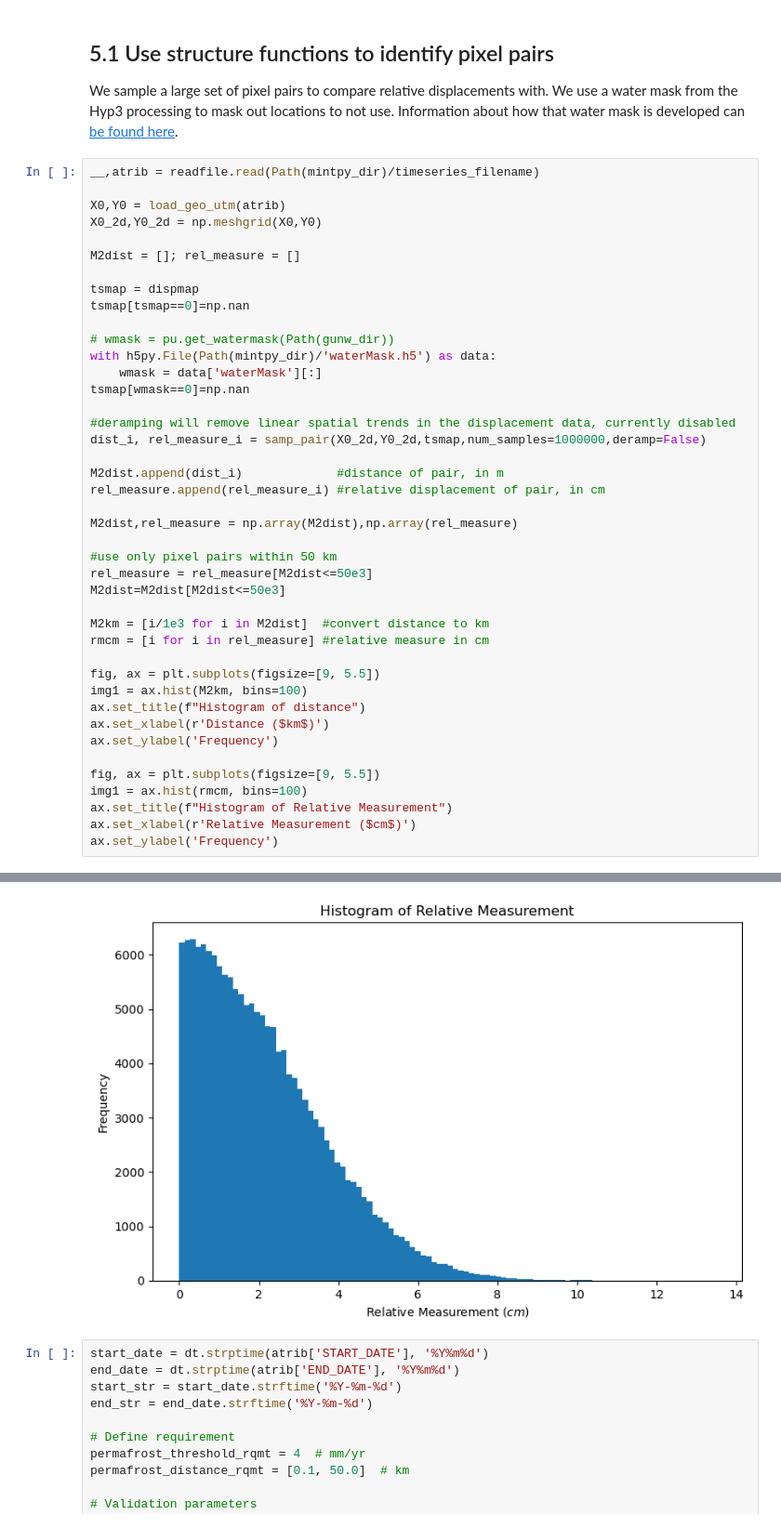
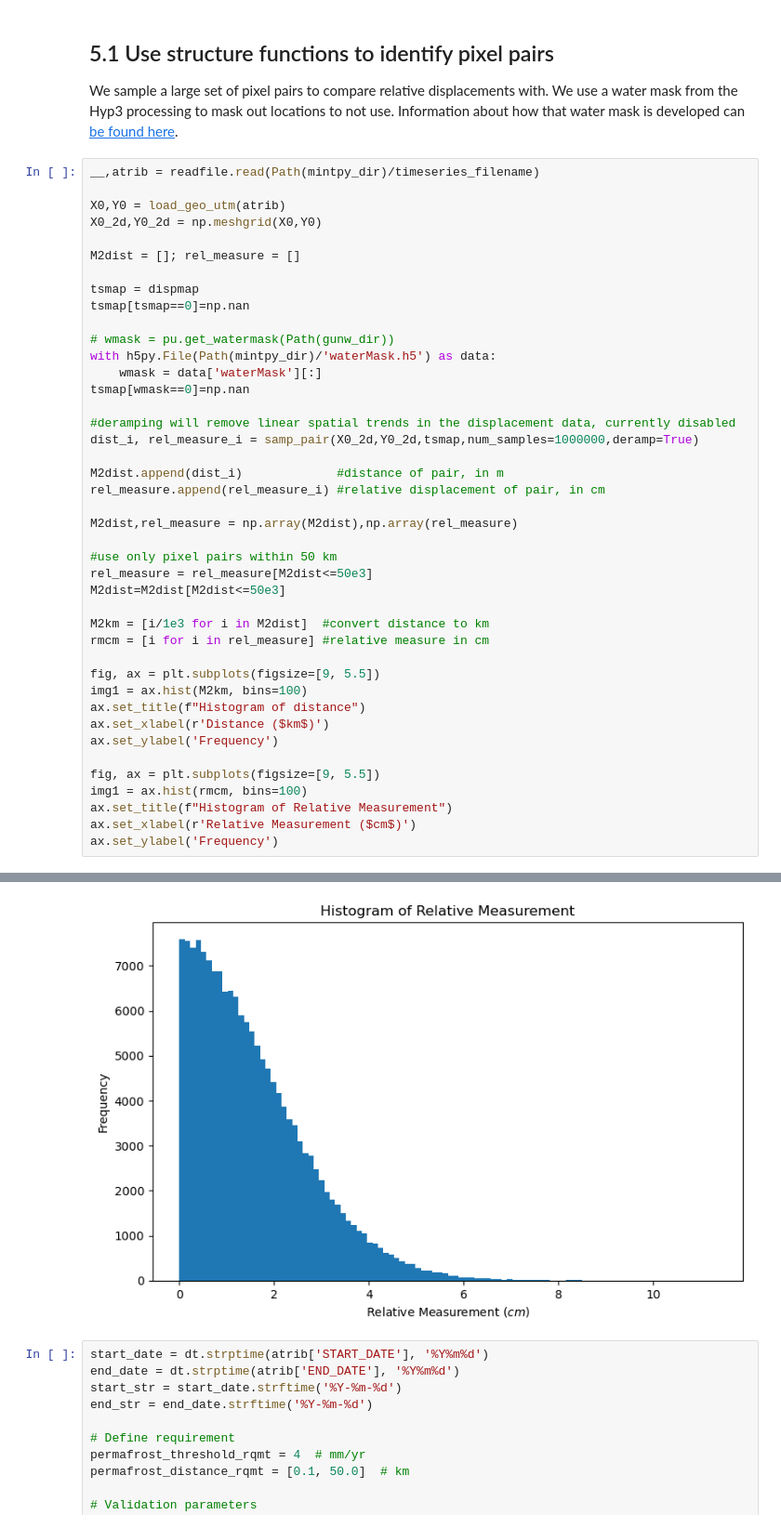
Before and after one commit to nisar-solid/ATBD, a Jupyter notebook: methods/permafrost/Permafrost_Requirement_Validation.ipynb, the cells around one changed output, grey strips where cells are left out. Shown at 93% size. Cells and saved outputs as stored; diff of their text form.

```diff
--- a/methods/permafrost/Permafrost_Requirement_Validation.ipynb
+++ b/methods/permafrost/Permafrost_Requirement_Validation.ipynb
@@ -674,7 +679,7 @@ with h5py.File(Path(mintpy_dir)/'waterMask.h5') as data:
 tsmap[wmask==0]=np.nan
 
 #deramping will remove linear spatial trends in the displacement data, currently disabled
-dist_i, rel_measure_i = samp_pair(X0_2d,Y0_2d,tsmap,num_samples=1000000,deramp=False)
+dist_i, rel_measure_i = samp_pair(X0_2d,Y0_2d,tsmap,num_samples=1000000,deramp=True)
 
 M2dist.append(dist_i)             #distance of pair, in m
 rel_measure.append(rel_measure_i) #relative displacement of pair, in cm
@@ -705,4 +710,4 @@ Text(0, 0.5, 'Frequency')
-[figure, old version]
+[figure, new version]
 # %%
 start_date = dt.strptime(atrib['START_DATE'], '%Y%m%d')
 end_date = dt.strptime(atrib['END_DATE'], '%Y%m%d')
```
Also changed, not shown: parts of 14 cells of this notebook, 2 other files.
